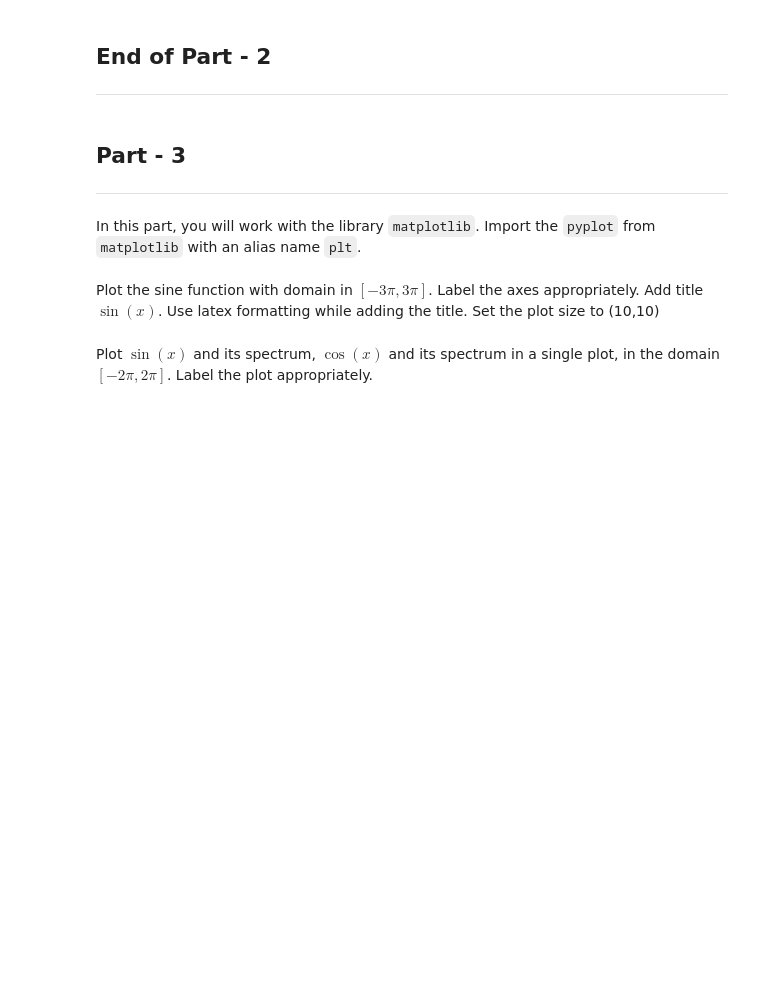
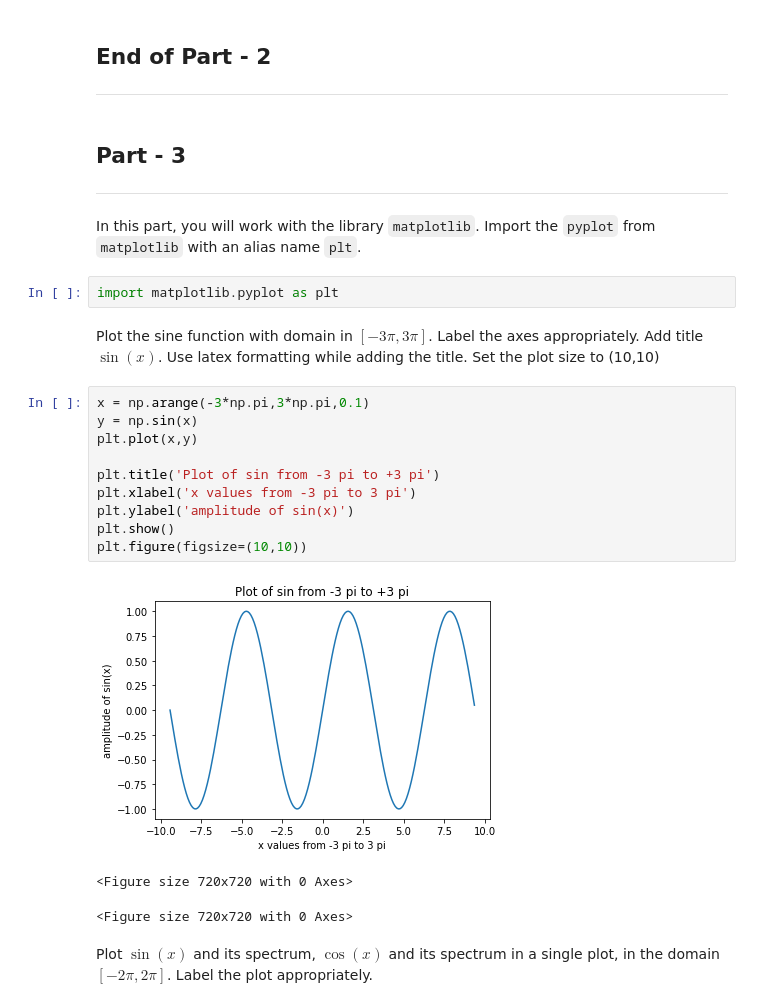
Before and after one commit to nileshgarg12/SHALA2020-, a Jupyter notebook: Assignment_1_DS.ipynb, the cells around one changed output. Drawn from its saved outputs; the diff is of its cells as text; blank space fills up the shorter version.

````diff
--- a/Assignment_1_DS.ipynb
+++ b/Assignment_1_DS.ipynb
@@ -188,7 +426,23 @@ file_url = "http://biostat.mc.vanderbilt.edu/wiki/pub/Main/DataSets/titanic3.csv
 ---
 # %% [markdown]
 In this part, you will work with the library ```matplotlib```. Import the ```pyplot``` from ```matplotlib``` with an alias name ```plt```.
+# %%
+import matplotlib.pyplot as plt
 # %% [markdown]
 Plot the sine function with domain in $[-3\pi,3\pi]$. Label the axes appropriately. Add title $\sin(x)$. Use latex formatting while adding the title. Set the plot size to (10,10)
+# %%
+x = np.arange(-3*np.pi,3*np.pi,0.1)
+y = np.sin(x)
+plt.plot(x,y)
+
+plt.title('Plot of sin from -3 pi to +3 pi')
+plt.xlabel('x values from -3 pi to 3 pi')
+plt.ylabel('amplitude of sin(x)')
+plt.show()
+plt.figure(figsize=(10,10))
+# %% [output]
+[figure, added]
+<Figure size 720x720 with 0 Axes>
+<Figure size 720x720 with 0 Axes>
 # %% [markdown]
 Plot $\sin(x)$ and its spectrum, $\cos(x)$ and its spectrum in a single plot, in the domain $[-2\pi,2\pi]$. Label the plot appropriately.
````
Also changed, not shown: parts of 17 cells of this notebook.
